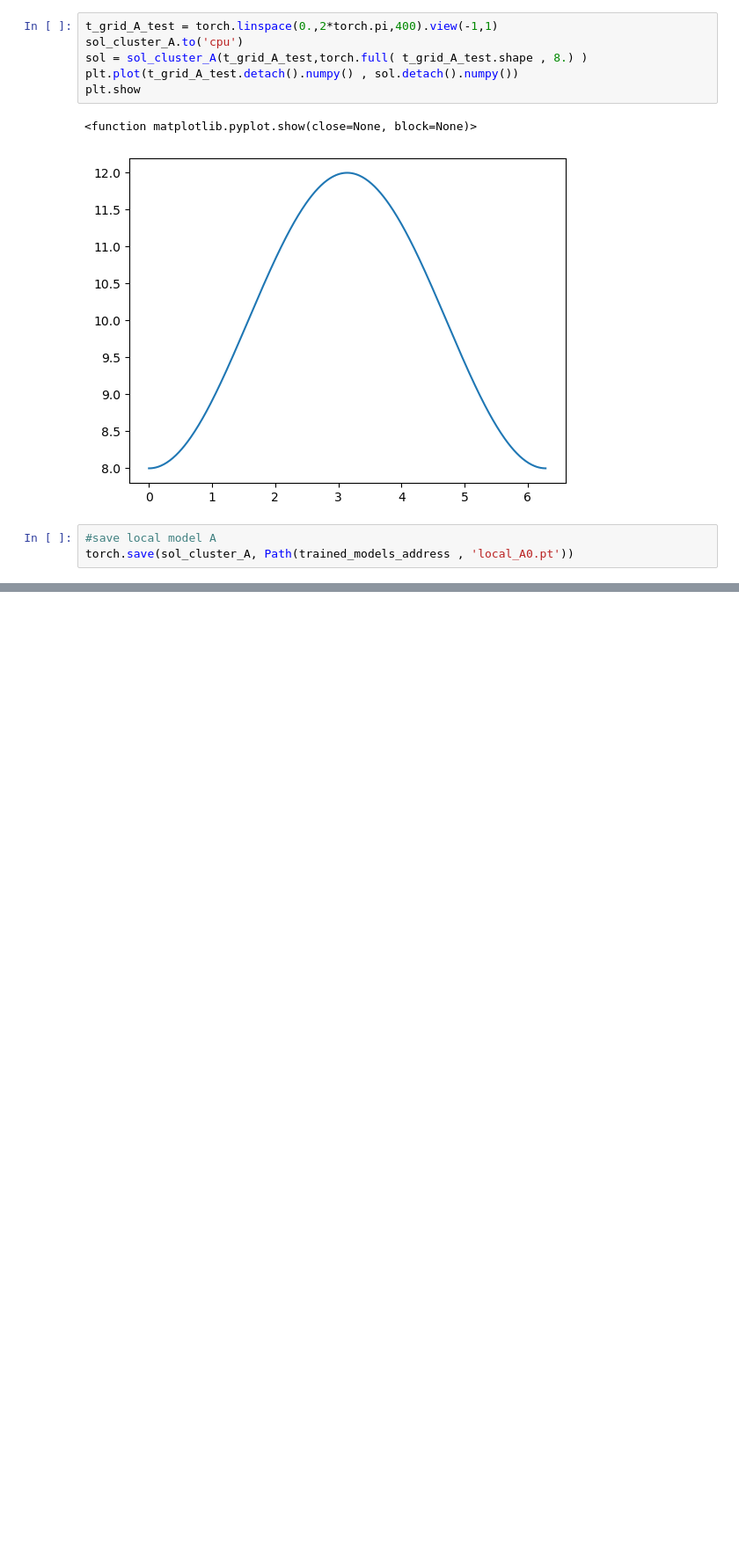
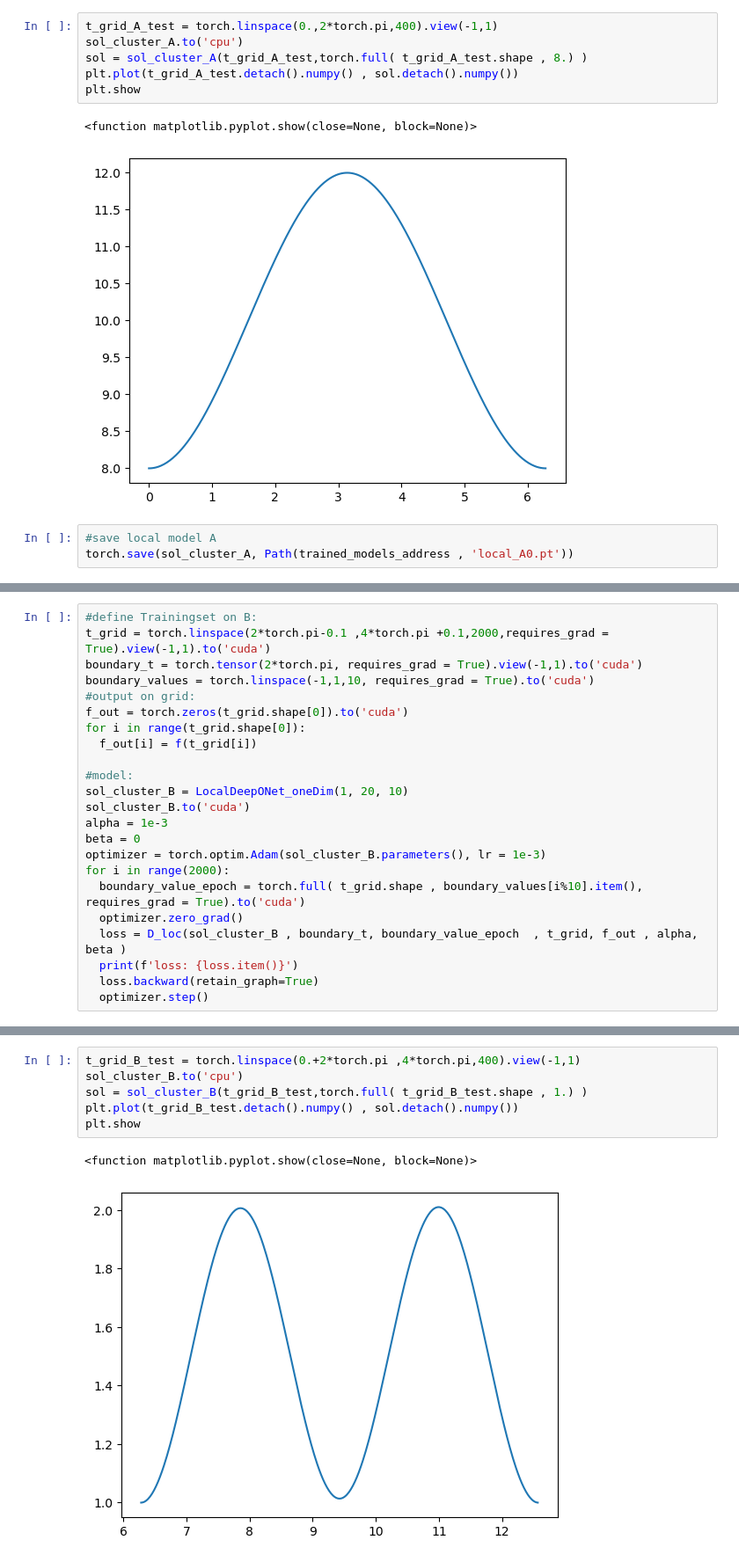
Before and after one commit to SeanDisaro/CL_PDE_Solv, a Jupyter notebook: notebooks/sintsin2tproblem.ipynb, the cells around one changed output, grey strips where cells are left out. Shown at 88% size. Saved outputs shown, nothing was run; the diff lists cells and outputs as text; blank space fills up the shorter version.

Commit message:
Trained local solution on domain B

```diff
--- a/notebooks/sintsin2tproblem.ipynb
+++ b/notebooks/sintsin2tproblem.ipynb
@@ -129,0 +102,23 @@ torch.save(sol_cluster_A, Path(trained_models_address , 'local_A0.pt'))
+# %%
+#define Trainingset on B:
+t_grid = torch.linspace(2*torch.pi-0.1 ,4*torch.pi +0.1,2000,requires_grad = True).view(-1,1).to('cuda')
+boundary_t = torch.tensor(2*torch.pi, requires_grad = True).view(-1,1).to('cuda')
+boundary_values = torch.linspace(-1,1,10, requires_grad = True).to('cuda')
+#output on grid:
+f_out = torch.zeros(t_grid.shape[0]).to('cuda')
+for i in range(t_grid.shape[0]):
+  f_out[i] = f(t_grid[i])
+
+#model:
+sol_cluster_B = LocalDeepONet_oneDim(1, 20, 10)
+sol_cluster_B.to('cuda')
+alpha = 1e-3
+beta = 0
+optimizer = torch.optim.Adam(sol_cluster_B.parameters(), lr = 1e-3)
+for i in range(2000):
+  boundary_value_epoch = torch.full( t_grid.shape , boundary_values[i%10].item(), requires_grad = True).to('cuda')
+  optimizer.zero_grad()
+  loss = D_loc(sol_cluster_B , boundary_t, boundary_value_epoch  , t_grid, f_out , alpha, beta )
+  print(f'loss: {loss.item()}')
+  loss.backward(retain_graph=True)
+  optimizer.step()
@@ -129,0 +143,9 @@ torch.save(sol_cluster_A, Path(trained_models_address , 'local_A0.pt'))
+# %%
+t_grid_B_test = torch.linspace(0.+2*torch.pi ,4*torch.pi,400).view(-1,1)
+sol_cluster_B.to('cpu')
+sol = sol_cluster_B(t_grid_B_test,torch.full( t_grid_B_test.shape , 1.) )
+plt.plot(t_grid_B_test.detach().numpy() , sol.detach().numpy())
+plt.show
+# %% [output]
+<function matplotlib.pyplot.show(close=None, block=None)>
+[figure, added]
```
Also changed, not shown: parts of 7 cells of this notebook, 1 other file.
